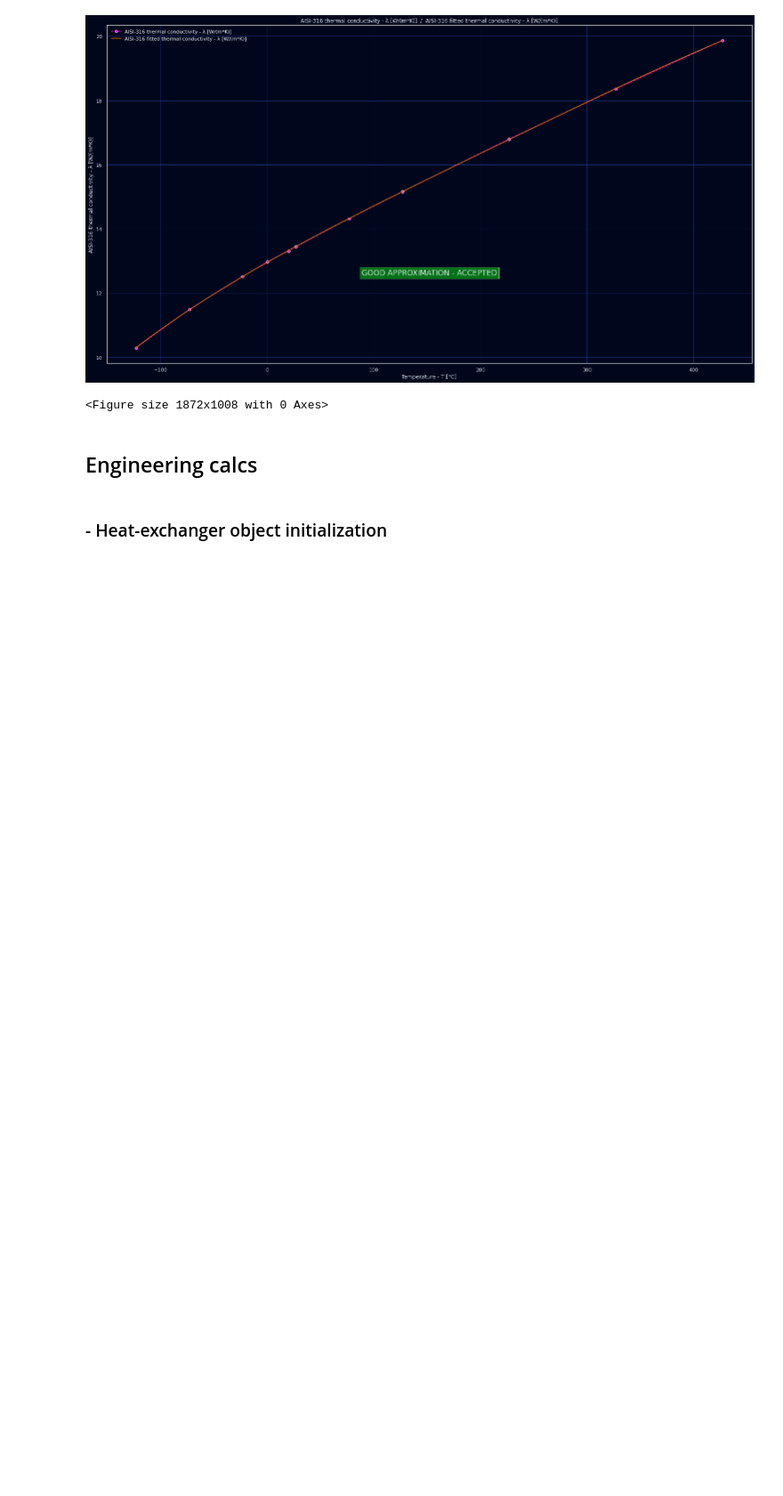
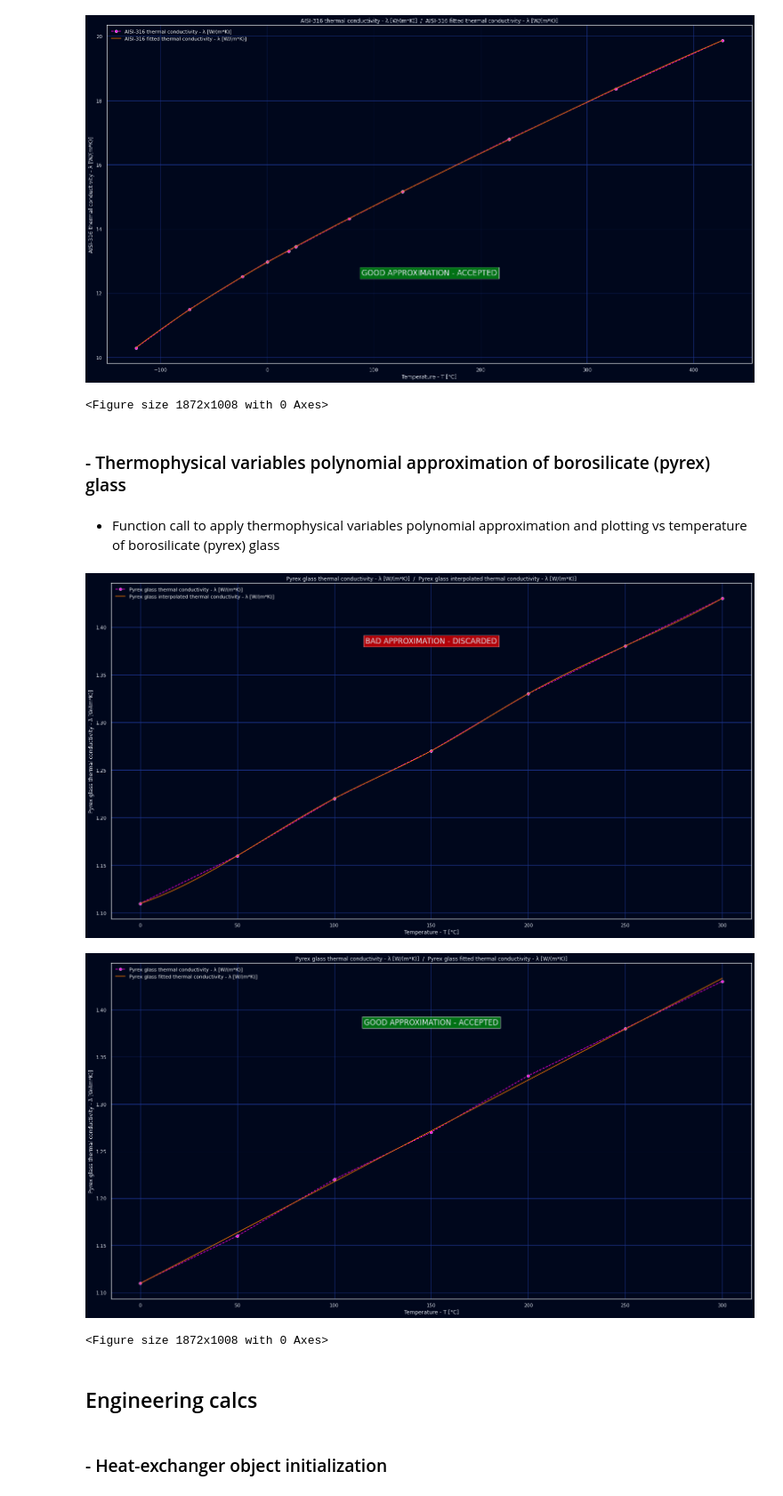
Before and after one commit to CristianMerli/DataAnalysis, a Jupyter notebook: data_analysis/python/dataset_management.ipynb, the cells around one changed output. Shown at 89% size. Cells and saved outputs as stored; diff of their text form; code cells hidden in the pictures; blank space fills up the shorter version.

```diff
--- a/data_analysis/python/dataset_management.ipynb
+++ b/data_analysis/python/dataset_management.ipynb
@@ -143,5 +140,5 @@ T4: 45.49700000000002 [°C]
 # %%
-air_atmp, water, aisi_316 = tv.load_thermophys_vars_data()    # Function call to load thermophysical vars from (.csv) table files, creating new pandas DataFrames variables
+air_atmp, water, aisi_316, pyrex_glass = tv.load_thermophys_vars_data()   # Function call to load thermophysical vars from (.csv) table files, creating new pandas DataFrames variables
 # %% [markdown]
 ### - Air's thermophysical variables polynomial approximation (at atm pressure)
 # %% [markdown]
@@ -192,6 +189,16 @@ f_aisi_316_lambda = tv.poly_approx_plot_aisi_316_thermophys_vars(aisi_316, therm
 [figure]
 [figure]
 <Figure size 1872x1008 with 0 Axes>
+# %% [markdown]
+### - Thermophysical variables polynomial approximation of borosilicate (pyrex) glass
+# %% [markdown]
+* Function call to apply thermophysical variables polynomial approximation and plotting vs temperature of borosilicate (pyrex) glass
+# %%
+f_pyrex_glass_lambda = tv.poly_approx_plot_pyrex_glass_thermophys_vars(pyrex_glass, thermophys_vars_plt_flg)    # Function call
+# %% [output]
+[figure, added]
+[figure, added]
+<Figure size 1872x1008 with 0 Axes>
 # %% [markdown]
 ## Engineering calcs
 # %% [markdown]
```
Also changed, not shown: parts of 34 cells of this notebook, 12 other files.
